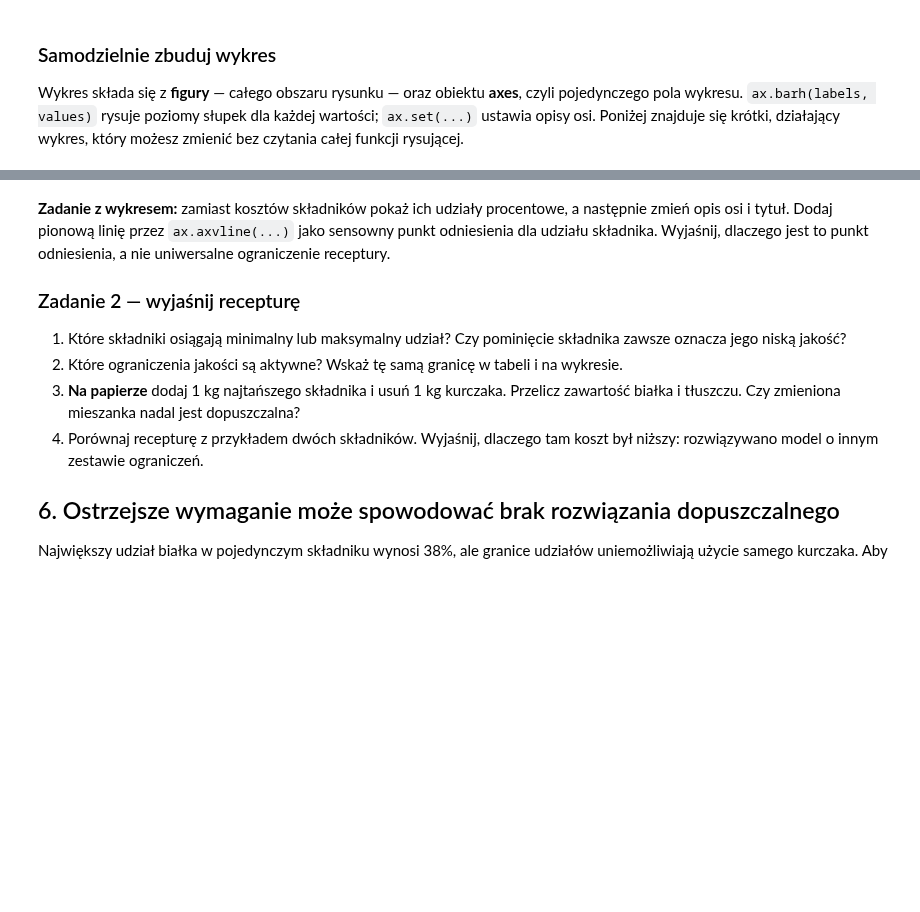
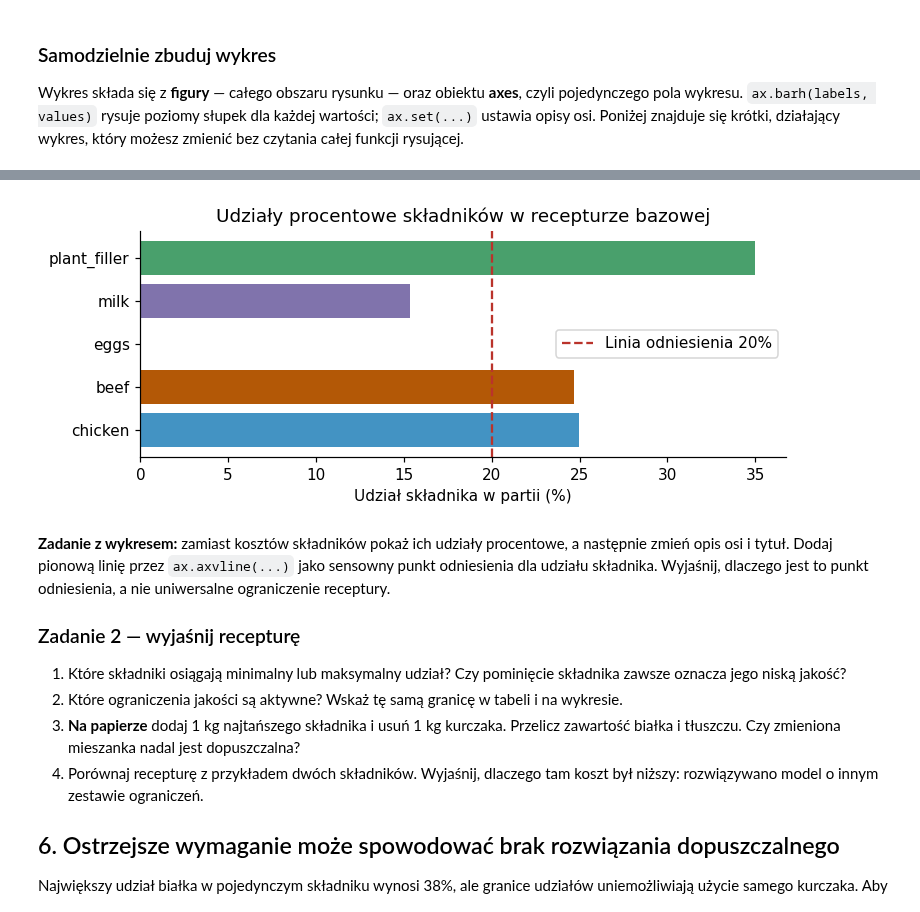
Before and after one commit to piotr-kozulak/missip, a Jupyter notebook: pl/lab_auto_2.ipynb, the cells around one changed output, grey strips where cells are left out. Saved outputs shown, nothing was run; the diff lists cells and outputs as text; code cells hidden in the pictures; blank space fills up the shorter version.

```diff
--- a/pl/lab_auto_2.ipynb
+++ b/pl/lab_auto_2.ipynb
@@ -415,3 +482,27 @@ if baseline["status"] == "Optimal":
+# %%
+# Rozwiązanie: Zadanie z wykresem
+# Zmiana kosztów na udziały procentowe składników, zmiana opisów i tytułu oraz dodanie linii odniesienia (np. 20% udziału)
+import matplotlib.pyplot as plt
+
+try:
+    # Sprawdzenie dostępności baseline w przestrzeni nazw lub ponowne obliczenie
+    if 'baseline' not in globals():
+        baseline = solve_blend()
+
+    if baseline["status"] == "Optimal":
+        fig, ax = plt.subplots(figsize=(7, 3))
+        ax.barh(baseline["recipe"].index, baseline["recipe"].share_pct,
+                color=[COLORS.get(i, "#777") for i in baseline["recipe"].index])
+        ax.set(xlabel="Udział składnika w partii (%)", title="Udziały procentowe składników w recepturze bazowej")
+        # Dodanie pionowej linii odniesienia na poziomie 20% (np. jako ogólny punkt orientacyjny dla receptur)
+        ax.axvline(20, color="#ba332b", linestyle="--", label="Linia odniesienia 20%")
+        ax.legend()
+        plt.tight_layout()
+        plt.show()
+except Exception as e:
+    print("Najpierw uruchom wcześniejsze komórki definiujące 'solve_blend' oraz 'ingredients'!", e)
+# %% [output]
+[figure, added]
 # %% [markdown]
 **Zadanie z wykresem:** zamiast kosztów składników pokaż ich udziały procentowe, a następnie zmień opis osi i tytuł. Dodaj pionową linię przez `ax.axvline(...)` jako sensowny punkt odniesienia dla udziału składnika. Wyjaśnij, dlaczego jest to punkt odniesienia, a nie uniwersalne ograniczenie receptury.
 
```
Also changed, not shown: parts of 16 cells of this notebook.
